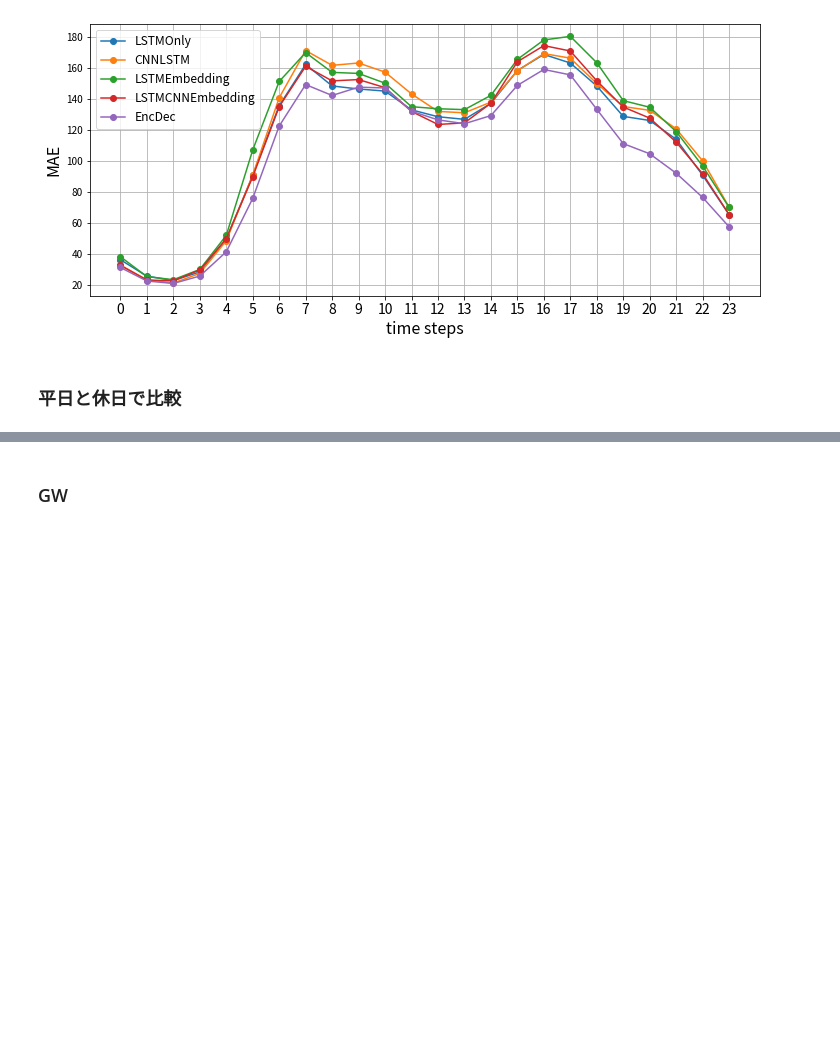
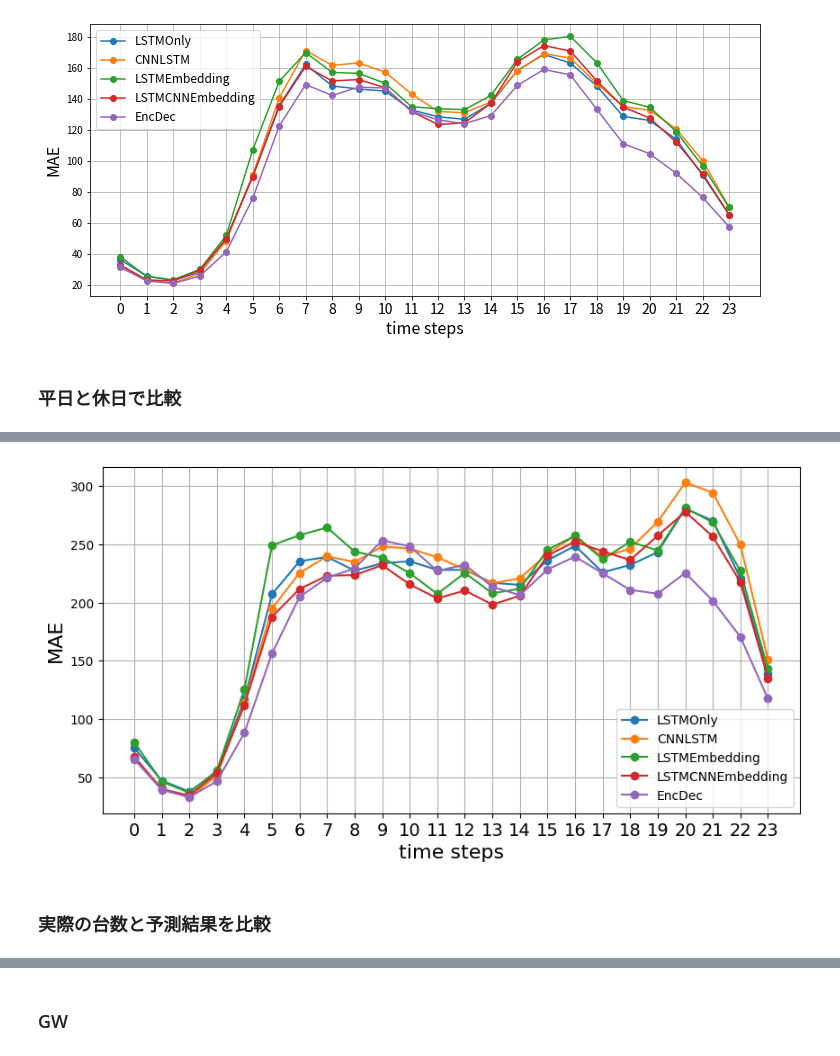
Before and after one commit to mitk23/traffic-search, a Jupyter notebook: src/experiment_analysis.ipynb, the cells around one changed output, grey strips where cells are left out. Saved outputs shown, nothing was run; the diff lists cells and outputs as text; code cells hidden in the pictures; blank space fills up the shorter version.

```diff
--- a/src/experiment_analysis.ipynb
+++ b/src/experiment_analysis.ipynb
@@ -1048,0 +839,2 @@ plt.show()
+# %%
+peak_indices = (y_true > y_true.quantile(0.8))
@@ -1048,0 +882,20 @@ plt.show()
+# %%
+peak_indices = (y_true.mean(dim=1) > y_true.mean(dim=1).quantile(0.8))
+# %%
+y_true = dataset_valid[:][-1][:,0]
+y_true_peak = y_true[peak_indices, :]
+y_true_off = y_true[~peak_indices, :]
+# %%
+for name, result in dnn_result.items():
+    print('-'*20, name, '-'*20)
+    y_pred = result['pred_test']
+    mae, rmse = validate(y_pred, y_true)
+    print(f'Whole:\t\tMAE={mae:.4f}, RMSE={rmse:.4f}')
+
+    y_pred_peak = y_pred[peak_indices]
+    mae_peak, rmse_peak = validate(y_pred_peak, y_true_peak)
+    print(f'On-Peak:\tMAE={mae_peak:.4f}, RMSE={rmse_peak:.4f}')
+
+    y_pred_off = y_pred[~peak_indices]
+    mae_off, rmse_off = validate(y_pred_off, y_true_off)
+    print(f'Off-Peak:\tMAE={mae_off:.4f}, RMSE={rmse_off:.4f}')
@@ -1048,0 +923,26 @@ plt.show()
+# %%
+ticks = range(24)
+labels = ticks
+
+fig, ax = plt.subplots(figsize=(10,5))
+for name, result in dnn_result.items():
+    # print('-'*20, name, '-'*20)
+    y_pred = result['pred_test']
+    y_pred_peak = y_pred[peak_indices]
+
+    mae_steps = np.abs(y_pred_peak - y_true_peak).mean(axis=0)
+
+    ax.plot(mae_steps, '-o', label=name)
+
+ax.set_xticks(ticks=ticks)
+ax.tick_params(axis='x', labelsize=14)
+ax.set_xlabel('time steps', fontsize=16)
+ax.set_ylabel('MAE', fontsize=16)
+ax.grid()
+ax.legend(fontsize=10)
+
+plt.show()
+# %% [output]
+[figure, added]
+# %% [markdown]
+### 実際の台数と予測結果を比較
```
Also changed, not shown: parts of 95 cells of this notebook, 5 other files.
